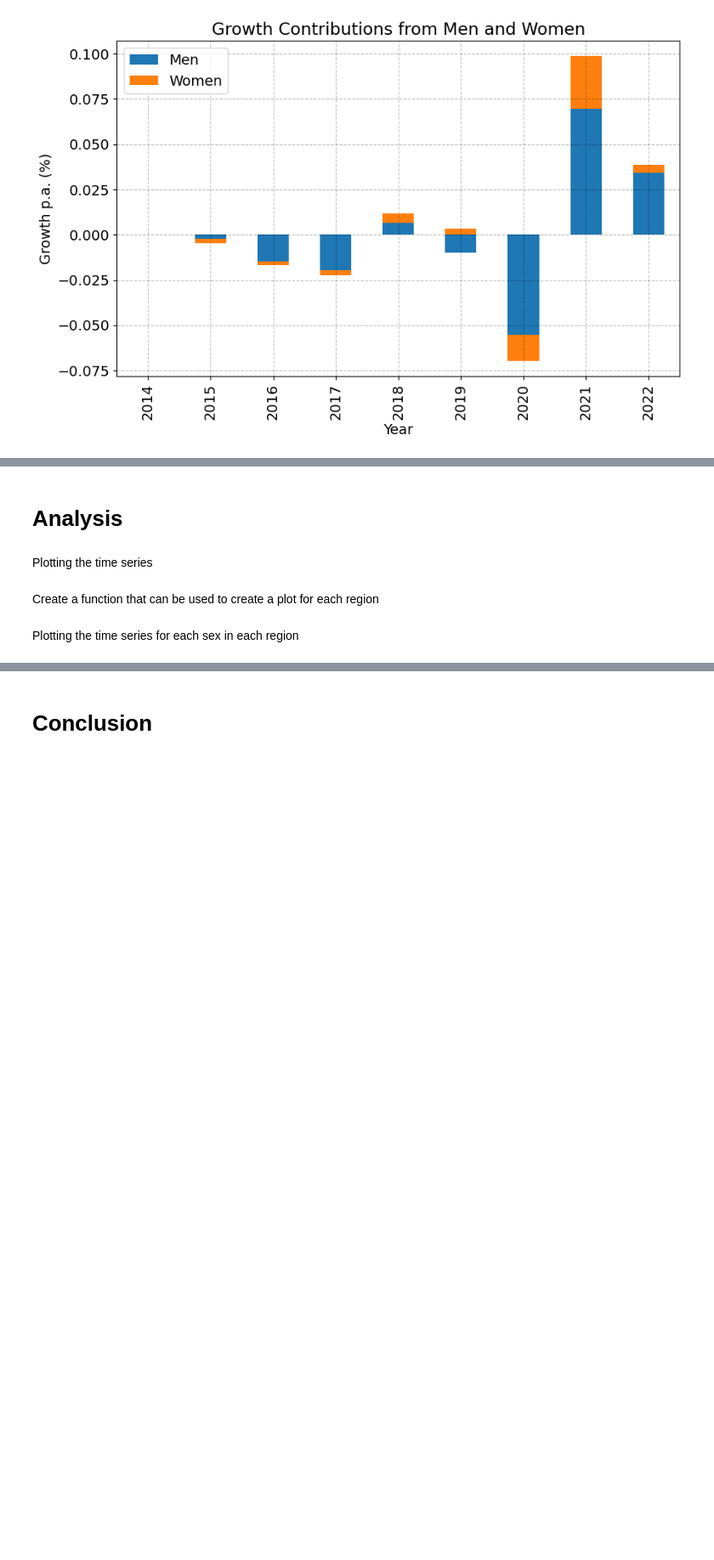
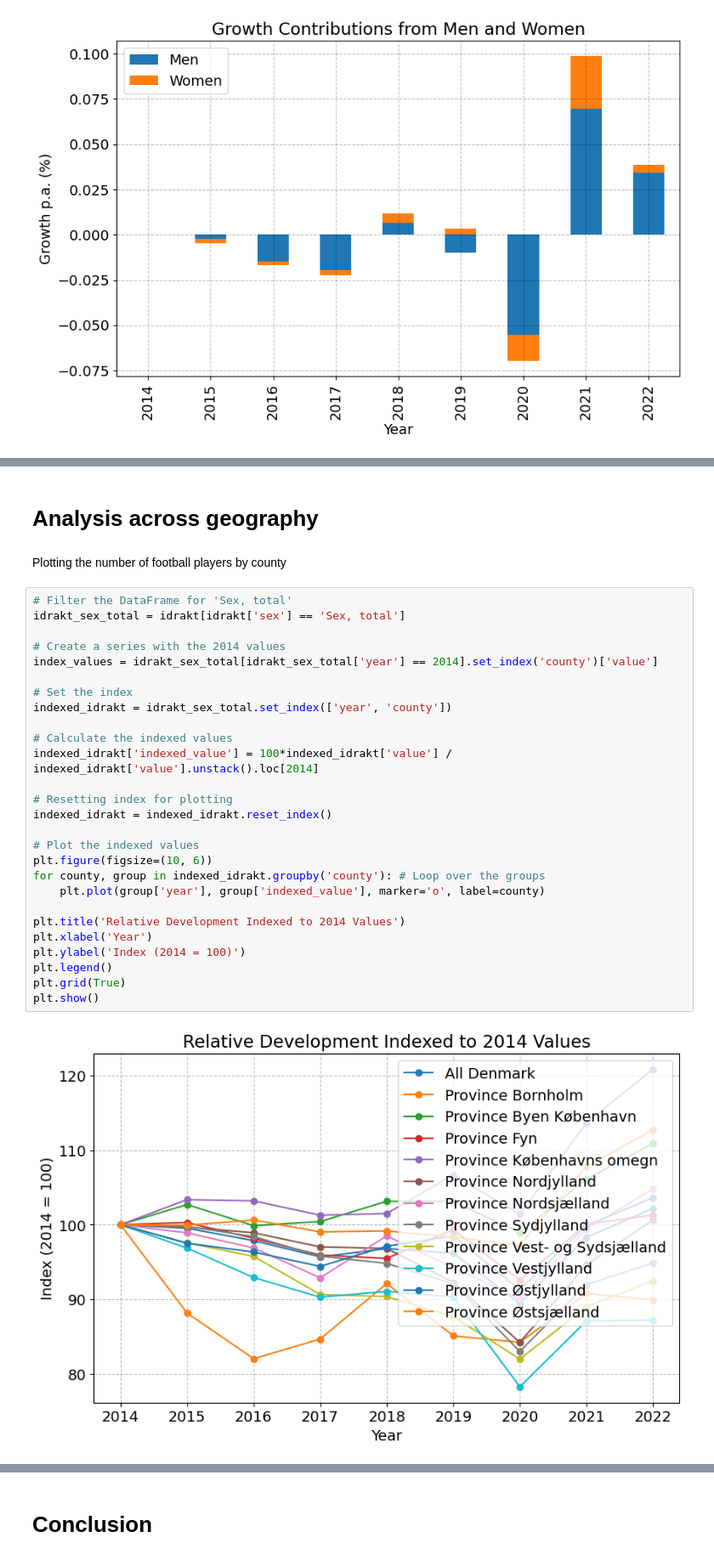
Before and after one commit to NumEconCopenhagen/projects-2024-econtechvets, a Jupyter notebook: dataproject/dataproject.ipynb, the cells around one changed output, grey strips where cells are left out. Shown at 85% size. Saved outputs shown, nothing was run; the diff lists cells and outputs as text; blank space fills up the shorter version.

Commit message:
Update geography, two figures

```diff
--- a/dataproject/dataproject.ipynb
+++ b/dataproject/dataproject.ipynb
@@ -216,8 +256,33 @@ plt.show()
 # %% [markdown]
-# Analysis
+# Analysis across geography
-# %% [markdown]
-Plotting the time series
-# %% [markdown]
-Create a function that can be used to create a plot for each region
-# %% [markdown]
-Plotting the time series for each sex in each region
+# %% [markdown]
+Plotting the number of football players by county
+# %%
+# Filter the DataFrame for 'Sex, total'
+idrakt_sex_total = idrakt[idrakt['sex'] == 'Sex, total']
+
+# Create a series with the 2014 values
+index_values = idrakt_sex_total[idrakt_sex_total['year'] == 2014].set_index('county')['value']
+
+# Set the index
+indexed_idrakt = idrakt_sex_total.set_index(['year', 'county'])
+
+# Calculate the indexed values
+indexed_idrakt['indexed_value'] = 100*indexed_idrakt['value'] / indexed_idrakt['value'].unstack().loc[2014]
+
+# Resetting index for plotting
+indexed_idrakt = indexed_idrakt.reset_index()
+
+# Plot the indexed values
+plt.figure(figsize=(10, 6))
+for county, group in indexed_idrakt.groupby('county'): # Loop over the groups
+    plt.plot(group['year'], group['indexed_value'], marker='o', label=county)
+
+plt.title('Relative Development Indexed to 2014 Values')
+plt.xlabel('Year')
+plt.ylabel('Index (2014 = 100)')
+plt.legend()
+plt.grid(True)
+plt.show()
+# %% [output]
+[figure, added]
```
Also changed, not shown: parts of 17 cells of this notebook.
